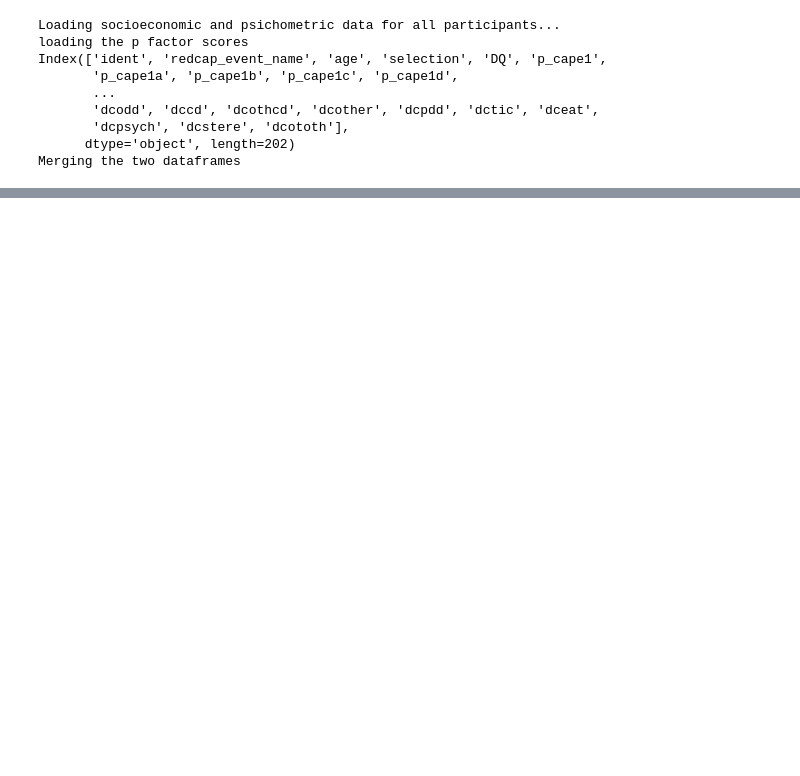
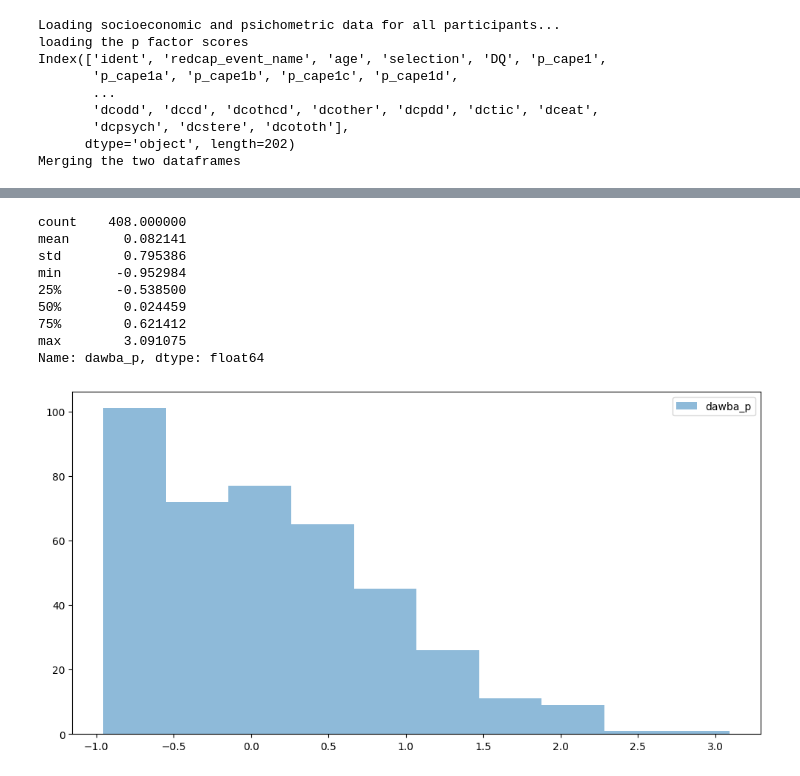
Before and after one commit to angeloodr/INPD-neuroimage-cape, a Jupyter notebook: code/sensitivity-analisys-2nd-level.ipynb, the cells around one changed output, grey strips where cells are left out. Saved outputs shown, nothing was run; the diff lists cells and outputs as text; code cells hidden in the pictures; blank space fills up the shorter version.

```diff
--- a/code/sensitivity-analisys-2nd-level.ipynb
+++ b/code/sensitivity-analisys-2nd-level.ipynb
@@ -132,17 +133,17 @@ Loading tmaps for all participants...
 print("Loading socioeconomic and psichometric data for all participants...")
 socio_psi=pd.read_csv(os.path.join(demographic,'variaveis_analise_conf_nova-exclusão.tsv'), sep='\t')
 #substitute in age colunm , to . for decimals
-socio_psi['age'] = socio_psi['age'].str.replace(',', '.').astype(float)
+socio_psi['age'] = socio_psi['age'].replace(',', '.').astype(float)
 
 print('loading the p factor scores')
 #this is for matching the subject ids to sub_id format
-socidemo_path = os.path.join(rootdir,'fMRI_INPD_sociodemographic')
+socidemo_path = os.path.join(rootdir,'INPD_neuroimages_CAPE--backup','fMRI_INPD_sociodemographic')
 original_df = pd.read_excel(os.path.join(socidemo_path,'banco_angelo.xlsx'))
 print(original_df.columns)
 # drop all columns except subjectid and ident
 original_df = original_df[['subjectid', 'ident']]
 # load p factor scores
-p_factor = pd.read_excel(os.path.join(demographic,'HRC_DAWBA_pfactor_w0.xlsx'))
+p_factor = pd.read_excel(os.path.join(socidemo_path,'HRC_DAWBA_pfactor_w0.xlsx'))
 #match the subject ids with the format used in socio_psi
 p_factor = pd.merge(p_factor, original_df, on='subjectid', how='left')
 p_factor = p_factor.drop(columns=['subjectid'])
@@ -372,0 +322,33 @@ salience seed-VRPutamen
+# %%
+# exporting the results to a csv file
+print("Exporting results to csv files...")
+
+# Merge all regression parameters into a single dataframe grouped by CAPE and seed
+all_results = []
+
+for seed in seednames:
+    for network in ['Vis', 'SomMot', 'DorsAttn', 'SalVentAttn', 'Limbic', 'Cont', 'Default']:
+        for roi in shaeffer_network[shaeffer_network['name'].str.contains(network)]['index']:
+            # Get the result values as a dictionary
+            result_dict = results_networks[seed][roi].to_dict('records')[0] if isinstance(results_networks[seed][roi], pd.DataFrame) else results_networks[seed][roi]
+            # Add metadata columns to the result dictionary
+            result_dict['seed'] = seed
+            result_dict['network'] = network
+            result_dict['ROI'] = roi
+            all_results.append(result_dict)
+
+
+# Create dataframe from list of dictionaries
+merged_df = pd.DataFrame(all_results)
+
+# Reorder columns for better readability
+column_order = ['seed', 'network', 'ROI', 'coef', 'intercept', 't_value', 'p_value',
+                'corr_p_value_general', 'corr_p_value_intranetwork', 'AIC', 'BIC', 'deviance',
+                'degrees_of_freedom', 'residuals', 'mcFadden_R_squared', 'log_likelihood']
+merged_df = merged_df[column_order]
+
+# Save to CSV
+merged_df.to_csv(os.path.join(output, 'sensitivity_results_2ndlvl.csv'), index=False)
+
+print(f"Merged dataframe saved to: {os.path.join(output, 'sensitivity_results_2ndlvl.csv')}")
+print(f"Shape: {merged_df.shape}")
@@ -411,0 +396,17 @@ C://Users//angel\Documents//INPD_neuroimages_CAPE\sensitivity_analisys_second_le
+# %%
+# plot the distribution of the p factor scores for each seed in the same histogram
+plt.figure(figsize=(12, 6))
+plt.hist(tmap_allsubj_organized[seed]['dawba_p'], alpha=0.5, label='dawba_p')
+plt.legend()
+print(tmap_allsubj_organized[seed]['dawba_p'].describe())
+# %% [output]
+count    408.000000
+mean       0.082141
+std        0.795386
+min       -0.952984
+25%       -0.538500
+50%        0.024459
+75%        0.621412
+max        3.091075
+Name: dawba_p, dtype: float64
+[figure, added]
```
Also changed, not shown: parts of 9 cells of this notebook, 1 other file.
